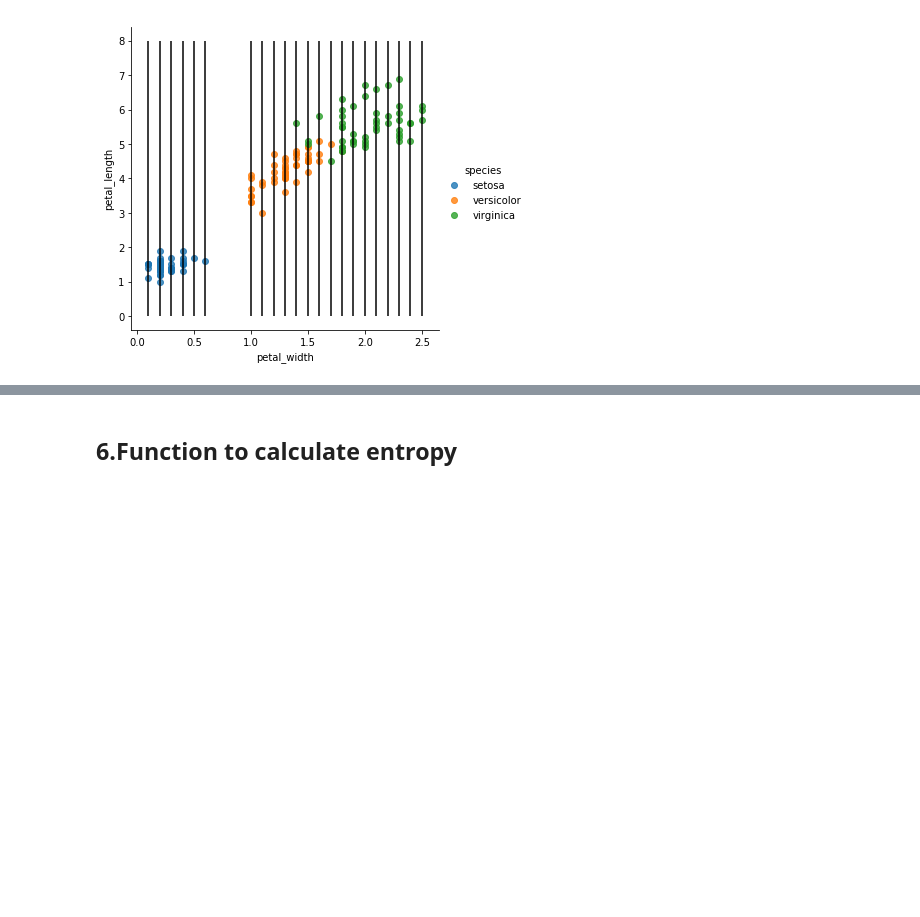
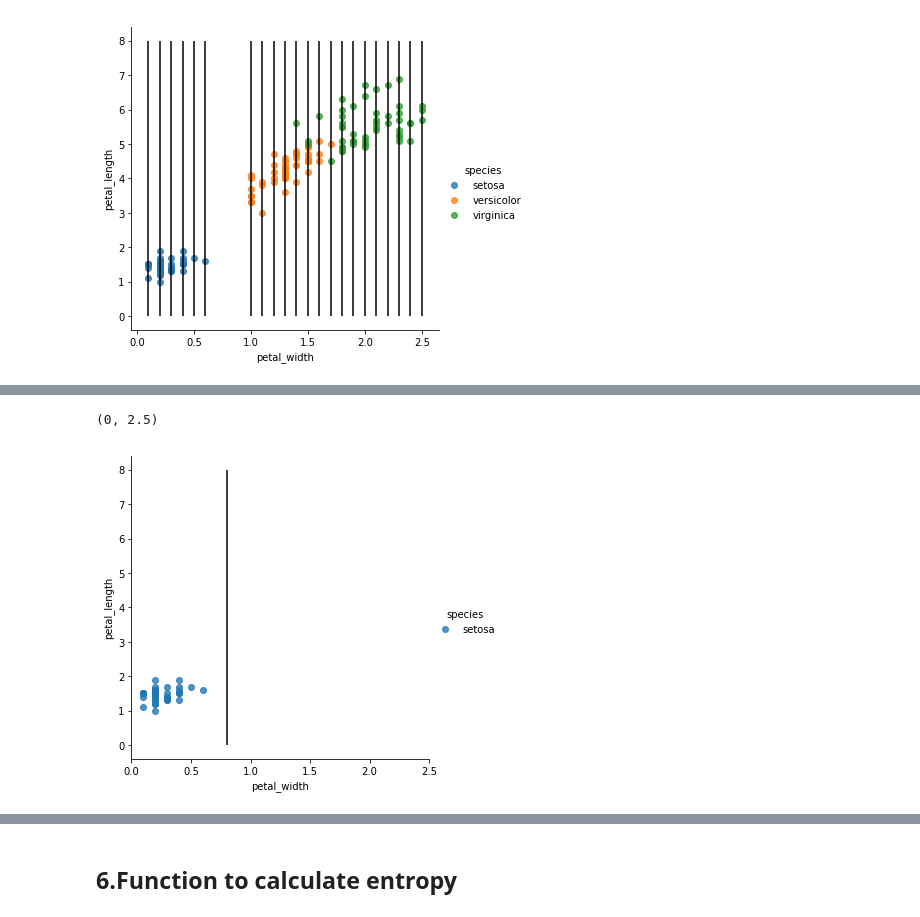
Before and after one commit to karangautam/Decision-Tree-From-Scratch, a Jupyter notebook: Decision Tree From Scratch.ipynb, the cells around one changed output, grey strips where cells are left out. Cells and saved outputs as stored; diff of their text form; code cells hidden in the pictures; blank space fills up the shorter version.

```diff
--- a/Decision Tree From Scratch.ipynb
+++ b/Decision Tree From Scratch.ipynb
@@ -254,0 +349,12 @@ plt.vlines(x=potential_splits[3],ymin=0,ymax=8)
+# %%
+# plotting the left dataset.
+# NOTE : some preprocessing is done to convert the left dataset from numpy array to pandas and give it column names
+
+column_names = df.columns
+ld = pd.DataFrame(ld,columns=column_names)
+sns.lmplot(data=ld,x="petal_width",y="petal_length",hue="species",fit_reg=False)
+plt.vlines(x=0.8,ymin=0,ymax=8)
+plt.xlim(0,2.5)
+# %% [output]
+(0, 2.5)
+[figure, added]
```
Also changed, not shown: parts of 60 cells of this notebook.
